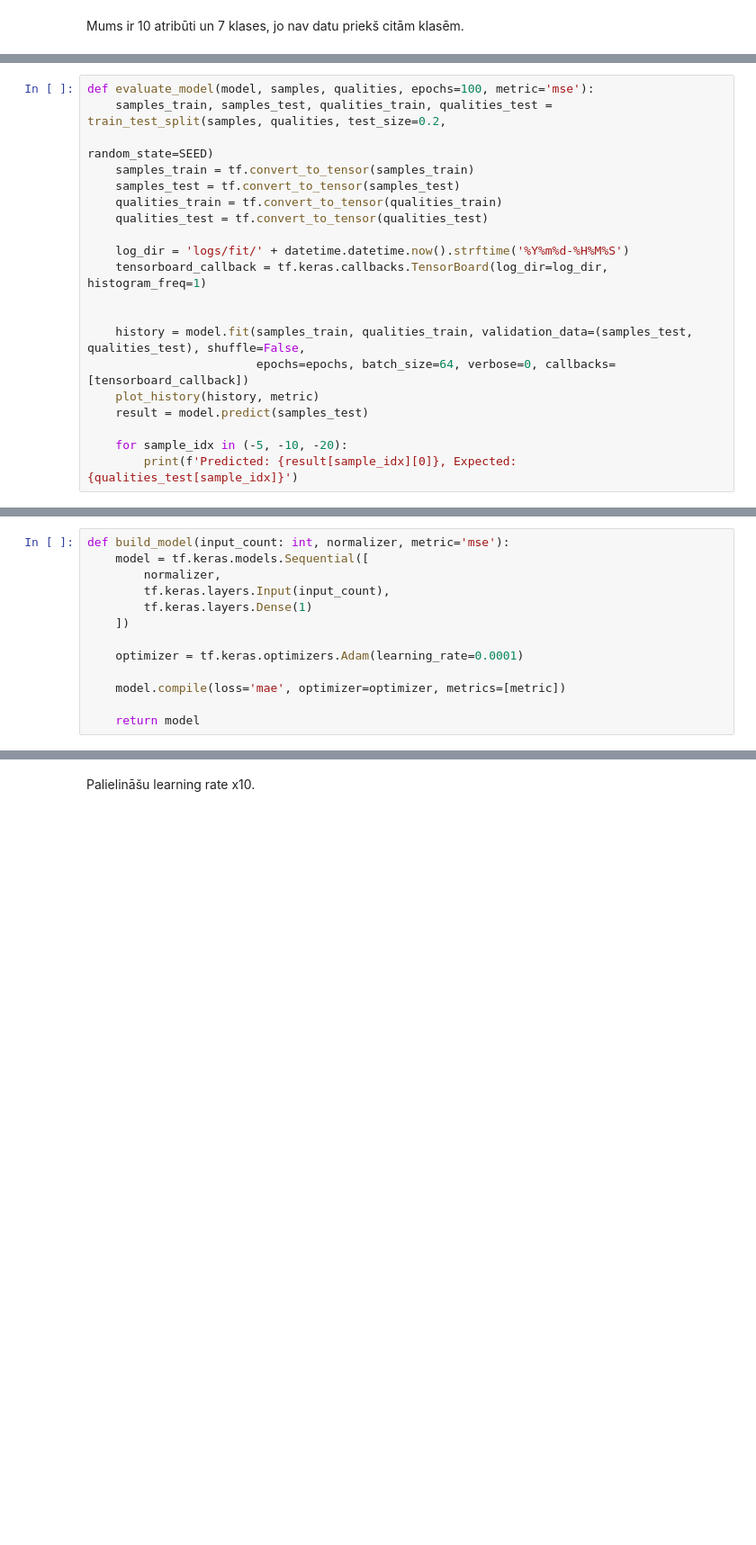
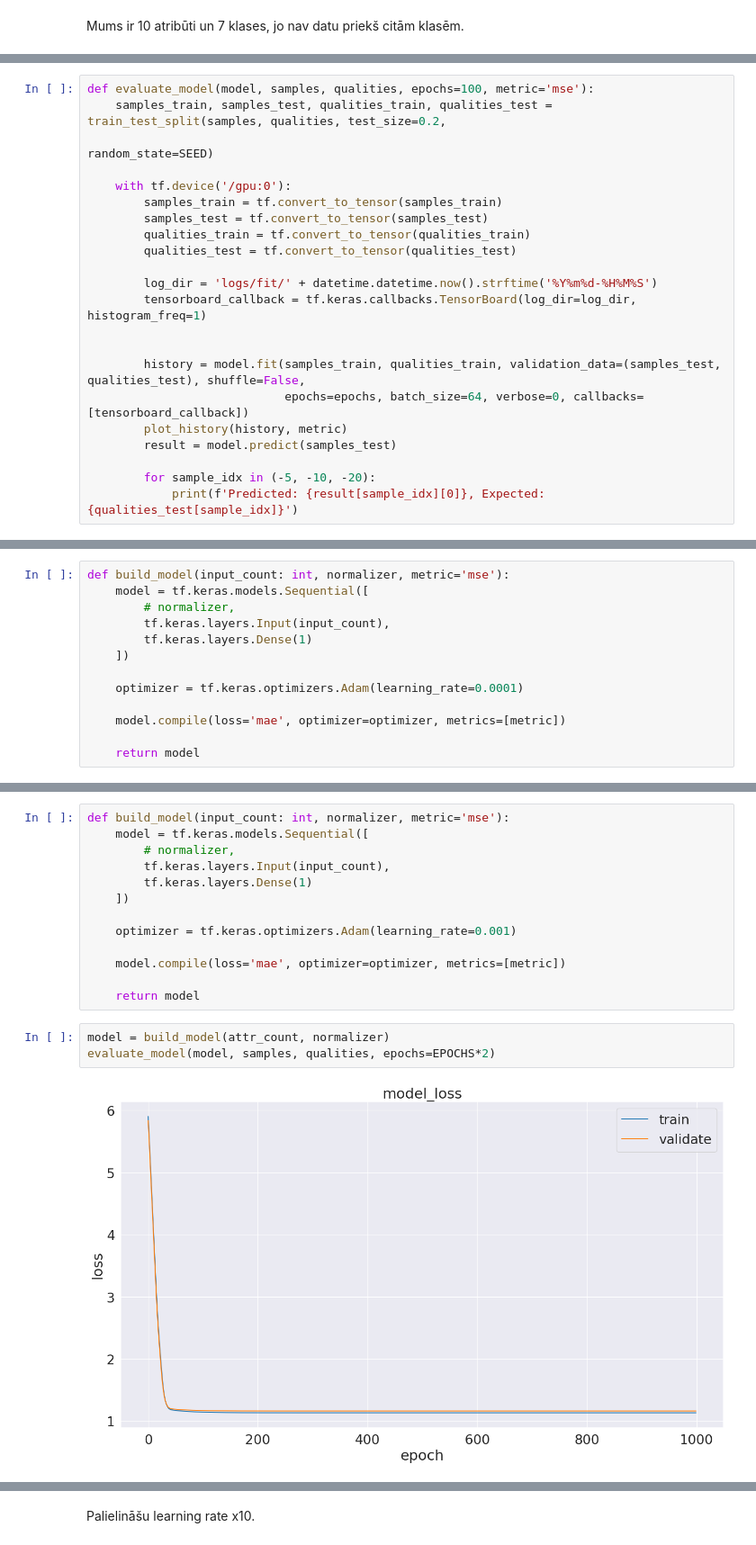
Before and after one commit to kamikaze/rtu-ai, a Jupyter notebook: homework02.ipynb, the cells around one changed output, grey strips where cells are left out. Shown at 90% size. Saved outputs shown, nothing was run; the diff lists cells and outputs as text; blank space fills up the shorter version.

```diff
--- a/homework02.ipynb
+++ b/homework02.ipynb
@@ -238,20 +254,22 @@ def plot_history(history, metric='mse'):
 def evaluate_model(model, samples, qualities, epochs=100, metric='mse'):
     samples_train, samples_test, qualities_train, qualities_test = train_test_split(samples, qualities, test_size=0.2,
                                                                                     random_state=SEED)
-    samples_train = tf.convert_to_tensor(samples_train)
-    samples_test = tf.convert_to_tensor(samples_test)
-    qualities_train = tf.convert_to_tensor(qualities_train)
-    qualities_test = tf.convert_to_tensor(qualities_test)
 
-    log_dir = 'logs/fit/' + datetime.datetime.now().strftime('%Y%m%d-%H%M%S')
-    tensorboard_callback = tf.keras.callbacks.TensorBoard(log_dir=log_dir, histogram_freq=1)
+    with tf.device('/gpu:0'):
+        samples_train = tf.convert_to_tensor(samples_train)
+        samples_test = tf.convert_to_tensor(samples_test)
+        qualities_train = tf.convert_to_tensor(qualities_train)
+        qualities_test = tf.convert_to_tensor(qualities_test)
+
+        log_dir = 'logs/fit/' + datetime.datetime.now().strftime('%Y%m%d-%H%M%S')
+        tensorboard_callback = tf.keras.callbacks.TensorBoard(log_dir=log_dir, histogram_freq=1)
 
 
-    history = model.fit(samples_train, qualities_train, validation_data=(samples_test, qualities_test), shuffle=False,
-                        epochs=epochs, batch_size=64, verbose=0, callbacks=[tensorboard_callback])
-    plot_history(history, metric)
-    result = model.predict(samples_test)
+        history = model.fit(samples_train, qualities_train, validation_data=(samples_test, qualities_test), shuffle=False,
+                            epochs=epochs, batch_size=64, verbose=0, callbacks=[tensorboard_callback])
+        plot_history(history, metric)
+        result = model.predict(samples_test)
 
-    for sample_idx in (-5, -10, -20):
-        print(f'Predicted: {result[sample_idx][0]}, Expected: {qualities_test[sample_idx]}')
+        for sample_idx in (-5, -10, -20):
+            print(f'Predicted: {result[sample_idx][0]}, Expected: {qualities_test[sample_idx]}')
 # %%
@@ -265,7 +281,7 @@ Tagad uzbūvēsim visvienkaršāko lineāro modeli un trenēsim to:
 # %%
 def build_model(input_count: int, normalizer, metric='mse'):
     model = tf.keras.models.Sequential([
-        normalizer,
+        # normalizer,
         tf.keras.layers.Input(input_count),
         tf.keras.layers.Dense(1)
     ])
@@ -304,0 +299,18 @@ TypeError: object of type 'NoneType' has no len()
+# %%
+def build_model(input_count: int, normalizer, metric='mse'):
+    model = tf.keras.models.Sequential([
+        # normalizer,
+        tf.keras.layers.Input(input_count),
+        tf.keras.layers.Dense(1)
+    ])
+
+    optimizer = tf.keras.optimizers.Adam(learning_rate=0.001)
+
+    model.compile(loss='mae', optimizer=optimizer, metrics=[metric])
+
+    return model
+# %%
+model = build_model(attr_count, normalizer)
+evaluate_model(model, samples, qualities, epochs=EPOCHS*2)
+# %% [output]
+[figure, added]
```
Also changed, not shown: parts of 29 cells of this notebook.
